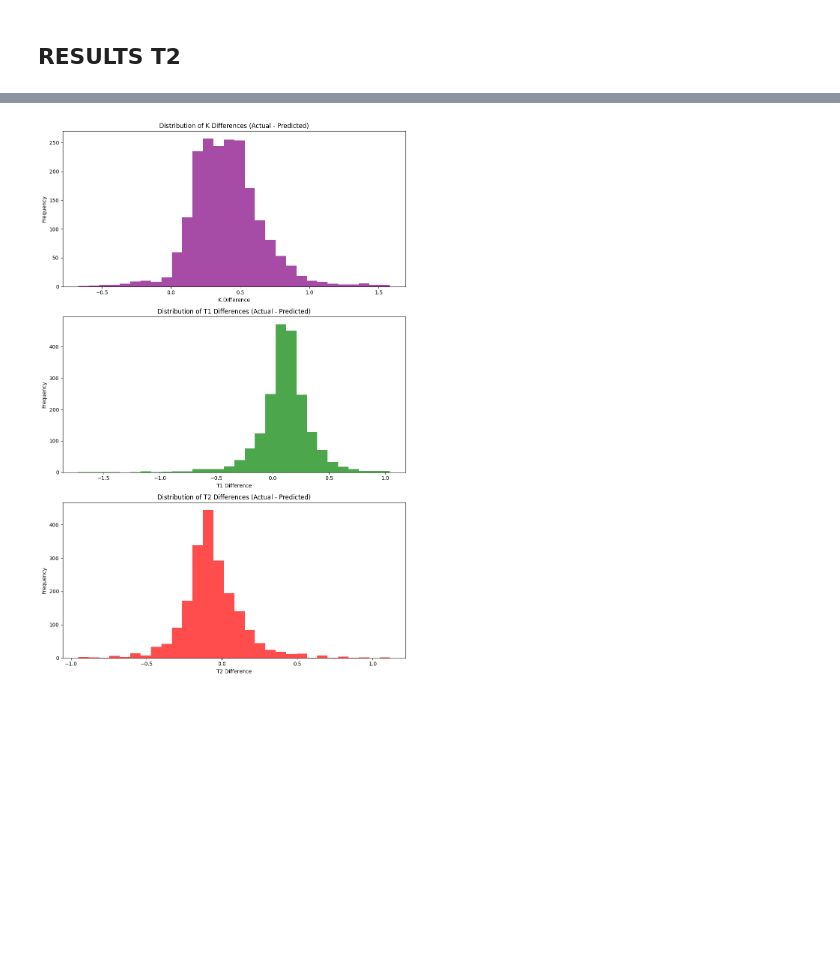
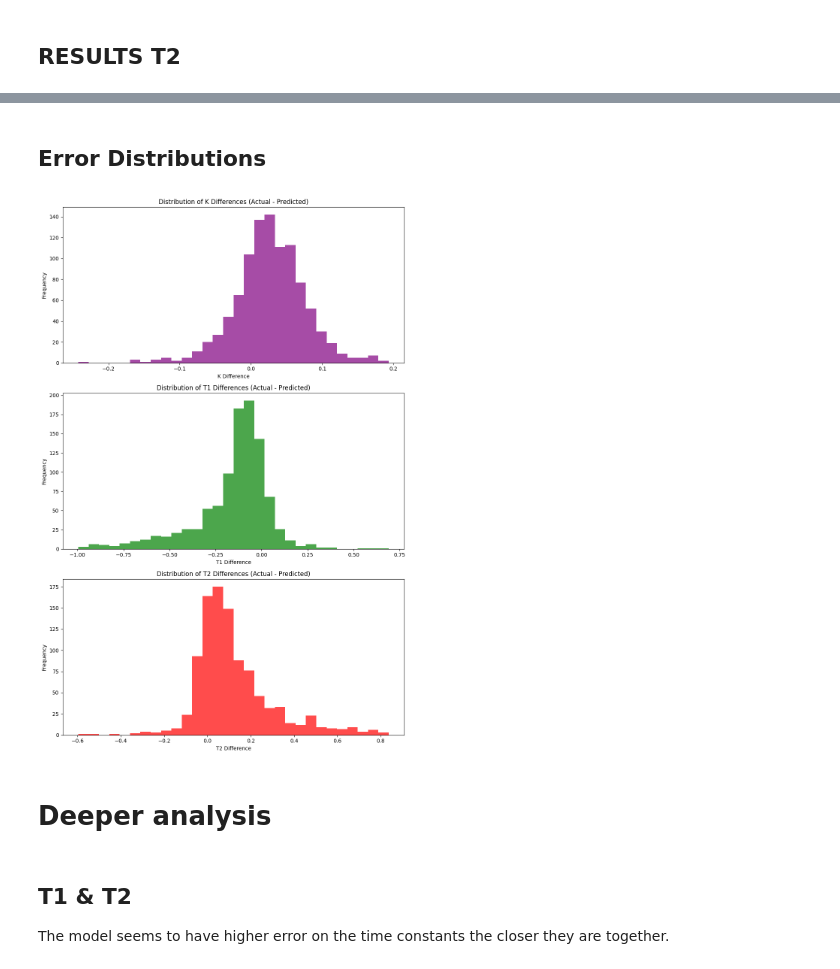
Before and after one commit to sergiokali/apa, a Jupyter notebook: AiPATrainer.ipynb, the cells around one changed output, grey strips where cells are left out. Drawn from its saved outputs; the diff is of its cells as text; code cells hidden in the pictures; blank space fills up the shorter version.

```diff
--- a/AiPATrainer.ipynb
+++ b/AiPATrainer.ipynb
@@ -94,5 +115,13 @@ print(y)
 # %%
 # ...existing code...
+try:
+    # Try to evaluate the variable
+    X
+    y
+except NameError:
+    X = np.load('/content/drive/MyDrive/X.npy')
+    y = np.load('/content/drive/MyDrive/y.npy')
+
 responses = X[0:25]
 fig, axes = plt.subplots(nrows= 5, ncols=5, figsize=(15,15))
 for i,ax in enumerate(axes.flatten()):
@@ -227,8 +259,12 @@ inputs = Input(shape=(300, 3))
 # --- Start Branching ---
 # Branch 1: Fast (Microscope)
 x = Conv1D(filters=32, kernel_size=8, padding='same', activation='relu')(inputs)
+x = Conv1D(filters=32, kernel_size=3, padding='same', activation='relu')(x)
+
 x = MaxPooling1D(pool_size=2)(x)
 x = Flatten()(x)
+
+x = Dense(256, activation='relu')(x)
 x = Dense(128, activation='relu')(x)
 x = Dense(64, activation='relu')(x)
 x = Dense(32, activation='relu')(x)
@@ -241,7 +277,7 @@ outputs = Dense(3, activation='linear')(x)
 model = Model(inputs=inputs, outputs=outputs)
 
 # 5. Compile
-optimizer_lr_adjusted = Adam(learning_rate=0.001)
+optimizer_lr_adjusted = Adam(learning_rate=0.0001)
 model.compile(optimizer=optimizer_lr_adjusted, loss='mse',metrics = ['r2_score'] )
 # 6. Check your architecture
 model.summary()
@@ -273,7 +309,7 @@ Model: "functional_1"
 # 1. Set up Early Stopping
 early_stop = EarlyStopping(
     monitor='val_loss',  # Watch the validation loss
-    patience=15,         # Wait 15 epochs after it stops improving before killing it
+    patience=30,         # Wait 15 epochs after it stops improving before killing it
     restore_best_weights=True # Automatically roll back to the best weights when stopped
 )
 
@@ -286,7 +322,7 @@ checkpoint = ModelCheckpoint(
 )
 
 history = model.fit(X_train_scaled, y_train_scaled,
-                    epochs=50, batch_size=32,
+                    epochs=500, batch_size=32,
                     validation_split=0.2,
                     callbacks=[early_stop, checkpoint],
                     verbose=1)
@@ -311,9 +358,18 @@ Epoch 200/200
 # %% [markdown]
 # Displaying Results
 # %%
+try:
+  model
+except NameError:
+  print("Model not found. Loading from Drive...")
+  from tensorflow.keras.models import load_model
+  model = load_model('/content/drive/MyDrive/pt2.keras')
 #loss, mae = model.evaluate(X_test_scaled, y_test_scaled, verbose=1)
-loss = model.evaluate(X_test_scaled, y_test_scaled, verbose=1)
+results = model.evaluate(X_test_scaled, y_test_scaled, verbose=1)
+loss = results[0]
+r2_score = results[1]
 print(f"Test Loss: {loss:.4f}")
+print(f"Test R2 Score: {r2_score:.4f}")
 #print(f"Test MAE: {mae:.4f}")
 y_pred_scaled = model.predict(X_test_scaled)
 y_pred = y_scaler.inverse_transform(y_pred_scaled)
@@ -450,27 +527,40 @@ display(results_T2)
+# %% [markdown]
+## Error Distributions
 # %%
 import matplotlib.pyplot as plt
 
+results_df = pd.DataFrame({
+    'K_DIFF' : y_actual[:, 0] - y_pred[:, 0],
+    'T1_DIFF' : y_actual[:, 1] - y_pred[:, 1],
+    'T2_DIFF' : y_actual[:, 2] - y_pred[:, 2],
+})
 fig_diff, axes_diff = plt.subplots(3, 1, figsize=(10, 15))
 
 # K_DIFF distribution
 axes_diff[0].hist(results_df['K_DIFF'], bins=30, color='purple', alpha=0.7)
 axes_diff[0].set_title('Distribution of K Differences (Actual - Predicted)')
 axes_diff[0].set_xlabel('K Difference')
 axes_diff[0].set_ylabel('Frequency')
 
 # T1_DIFF distribution
 axes_diff[1].hist(results_df['T1_DIFF'], bins=30, color='green', alpha=0.7)
 axes_diff[1].set_title('Distribution of T1 Differences (Actual - Predicted)')
 axes_diff[1].set_xlabel('T1 Difference')
 axes_diff[1].set_ylabel('Frequency')
 
 # T2_DIFF distribution
 axes_diff[2].hist(results_df['T2_DIFF'], bins=30, color='red', alpha=0.7)
 axes_diff[2].set_title('Distribution of T2 Differences (Actual - Predicted)')
 axes_diff[2].set_xlabel('T2 Difference')
 axes_diff[2].set_ylabel('Frequency')
 
 plt.tight_layout()
 plt.show()
 # %% [output]
-[figure, old version]
+[figure, new version]
+# %% [markdown]
+# Deeper analysis
+# %% [markdown]
+## T1 & T2
+
+The model seems to have higher error on the time constants the closer they are together.
```
Also changed, not shown: parts of 21 cells of this notebook.
